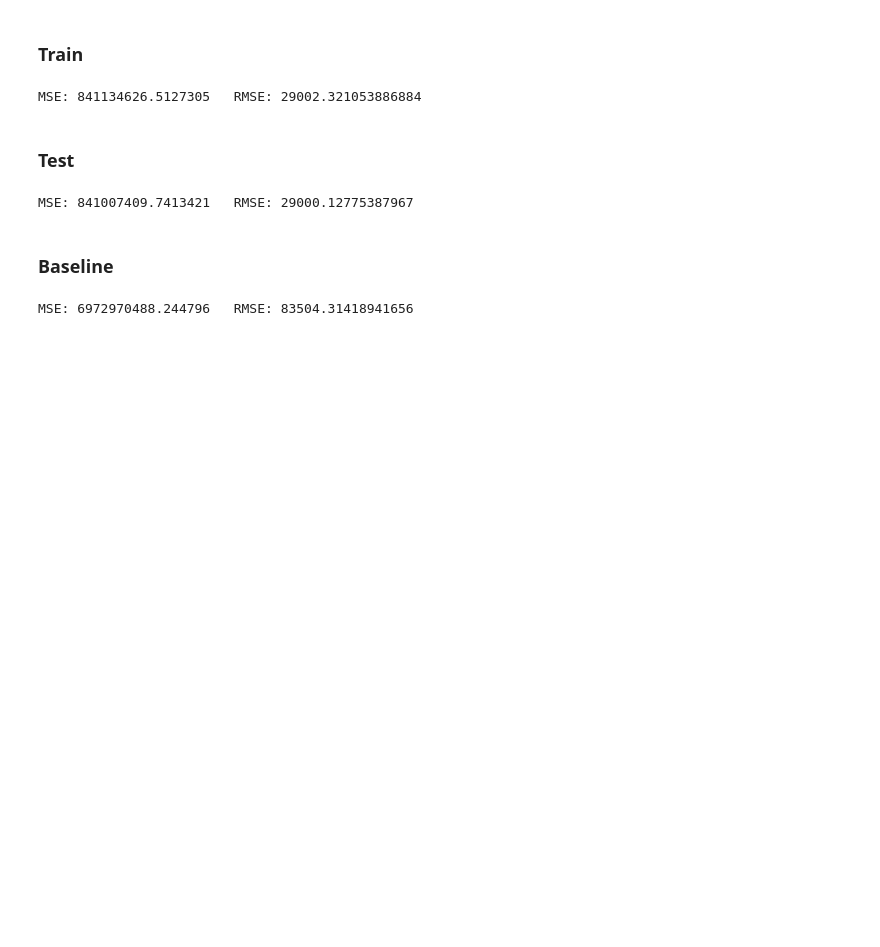
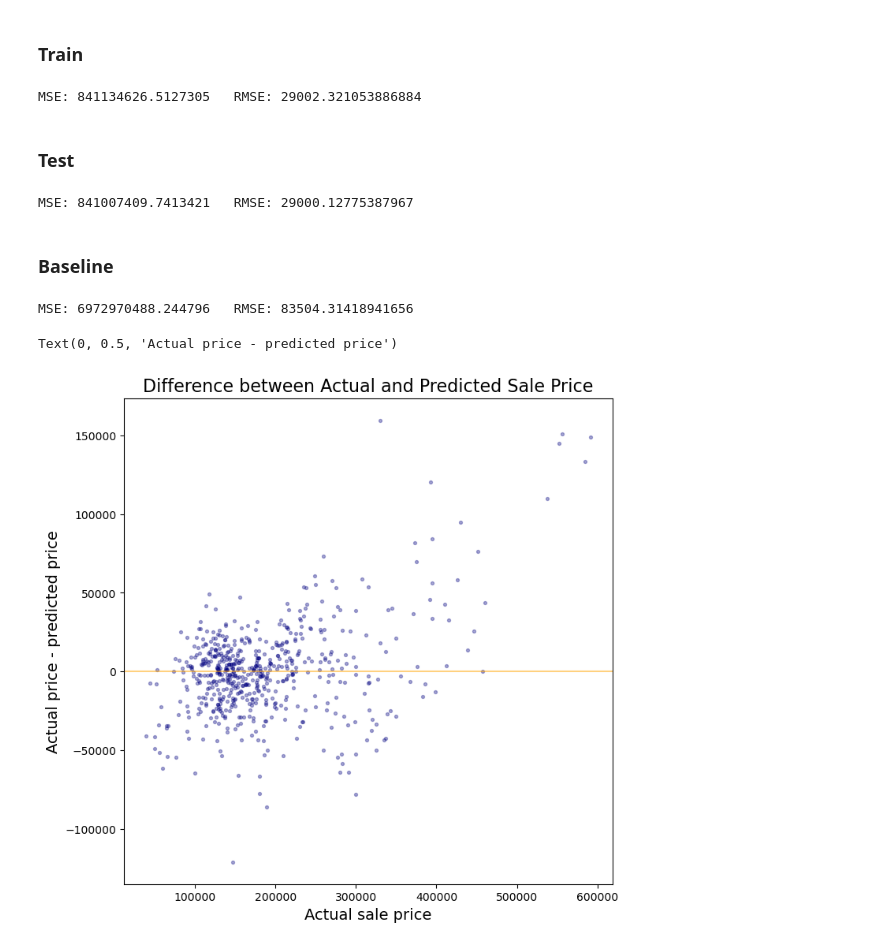
Before and after one commit to mikeminik/housing_prices_OLS_regression, a Jupyter notebook: code/03a_Model_Benchmarks.ipynb, the cells around one changed output. Cells and saved outputs as stored; diff of their text form; code cells hidden in the pictures; blank space fills up the shorter version.

```diff
--- a/code/03a_Model_Benchmarks.ipynb
+++ b/code/03a_Model_Benchmarks.ipynb
@@ -27,6 +28,7 @@ ols.score(X_test_si, y_test)
 # %%
 y_test_pred = ols.predict(X_test_si)
 y_train_pred = ols.predict(X_train_si)
+resids = y_test - y_test_pred
 # %% [markdown]
 ## Mean Absolute Error
 # %% [markdown]
@@ -67,3 +69,13 @@ MSE: 841007409.7413421   RMSE: 29000.12775387967
 print(f"MSE: {metrics.mean_squared_error(y_test, y_baseline, squared=True)}   RMSE: {metrics.mean_squared_error(y_test, y_baseline, squared=False)}")
 # %% [output]
 MSE: 6972970488.244796   RMSE: 83504.31418941656
+# %%
+plt.figure(figsize=(8,8))
+plt.scatter(x = y_test, y = resids, s = 8, alpha = 1/3, color = 'navy')
+plt.axhline(0, color = 'orange', alpha = 1/2)
+plt.title('Difference between Actual and Predicted Sale Price', size = 16)
+plt.xlabel('Actual sale price', size = 14)
+plt.ylabel('Actual price - predicted price', size = 14)
+# %% [output]
+Text(0, 0.5, 'Actual price - predicted price')
+[figure, added]
```
Also changed, not shown: parts of 1 cell of this notebook, 4 other files.
